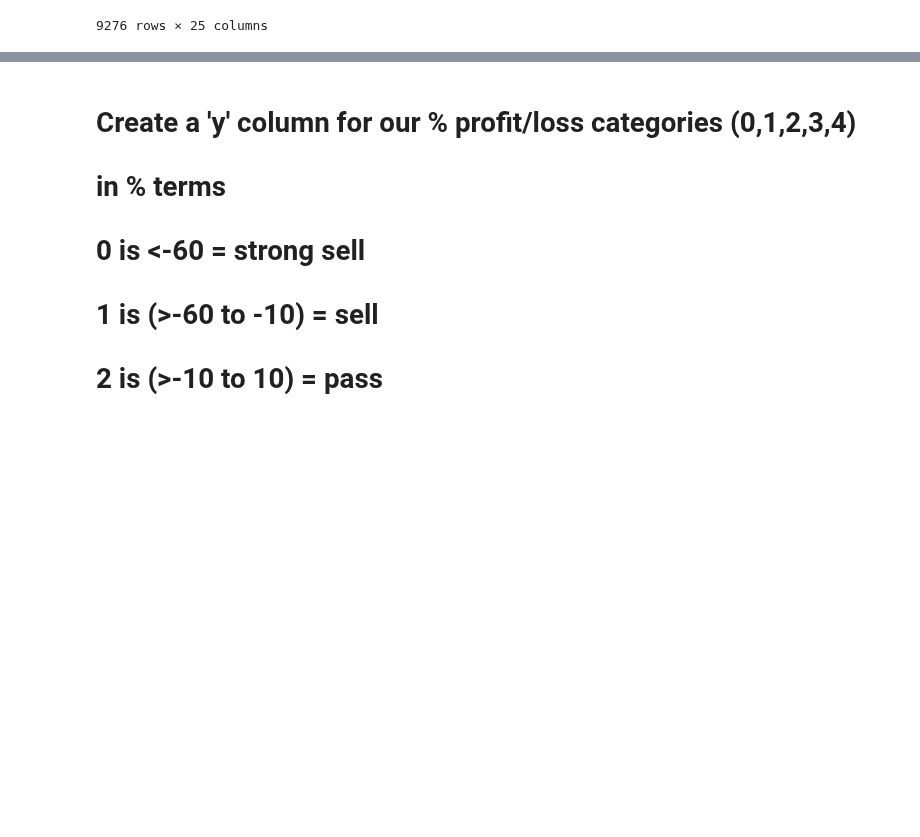
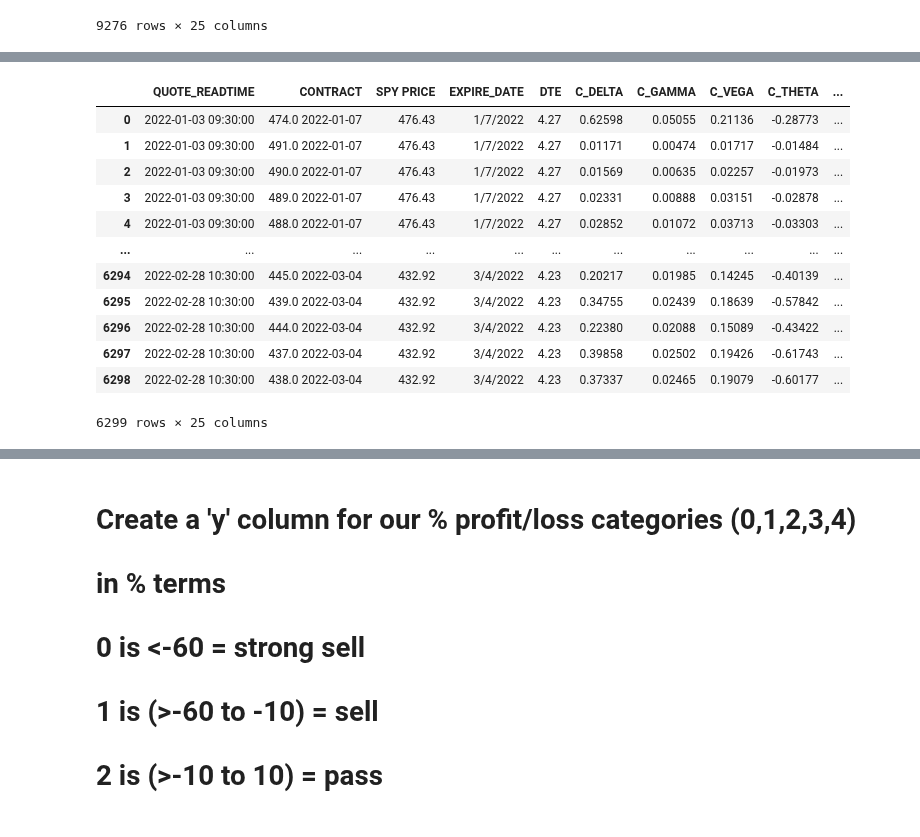
Before and after one commit to aarch23/OptYx, a Jupyter notebook: SpyRawDataV5.ipynb, the cells around one changed output, grey strips where cells are left out. Saved outputs shown, nothing was run; the diff lists cells and outputs as text; code cells hidden in the pictures; blank space fills up the shorter version.

```diff
--- a/SpyRawDataV5.ipynb
+++ b/SpyRawDataV5.ipynb
@@ -322,4 +483,18 @@ test.shape
 # %%
-train1 = df.iloc[:8899]
+train1 = df.iloc[:6299]
 train1
+# %% [output]
+|  | QUOTE_READTIME | CONTRACT | SPY PRICE | EXPIRE_DATE | DTE | C_DELTA | C_GAMMA | C_VEGA | C_THETA | ... |
+| 0 | 2022-01-03 09:30:00 | 474.0 2022-01-07 | 476.43 | 1/7/2022 | 4.27 | 0.62598 | 0.05055 | 0.21136 | -0.28773 | ... |
+| 1 | 2022-01-03 09:30:00 | 491.0 2022-01-07 | 476.43 | 1/7/2022 | 4.27 | 0.01171 | 0.00474 | 0.01717 | -0.01484 | ... |
+| 2 | 2022-01-03 09:30:00 | 490.0 2022-01-07 | 476.43 | 1/7/2022 | 4.27 | 0.01569 | 0.00635 | 0.02257 | -0.01973 | ... |
+| 3 | 2022-01-03 09:30:00 | 489.0 2022-01-07 | 476.43 | 1/7/2022 | 4.27 | 0.02331 | 0.00888 | 0.03151 | -0.02878 | ... |
+| 4 | 2022-01-03 09:30:00 | 488.0 2022-01-07 | 476.43 | 1/7/2022 | 4.27 | 0.02852 | 0.01072 | 0.03713 | -0.03303 | ... |
+| ... | ... | ... | ... | ... | ... | ... | ... | ... | ... | ... |
+| 6294 | 2022-02-28 10:30:00 | 445.0 2022-03-04 | 432.92 | 3/4/2022 | 4.23 | 0.20217 | 0.01985 | 0.14245 | -0.40139 | ... |
+| 6295 | 2022-02-28 10:30:00 | 439.0 2022-03-04 | 432.92 | 3/4/2022 | 4.23 | 0.34755 | 0.02439 | 0.18639 | -0.57842 | ... |
+| 6296 | 2022-02-28 10:30:00 | 444.0 2022-03-04 | 432.92 | 3/4/2022 | 4.23 | 0.22380 | 0.02088 | 0.15089 | -0.43422 | ... |
+| 6297 | 2022-02-28 10:30:00 | 437.0 2022-03-04 | 432.92 | 3/4/2022 | 4.23 | 0.39858 | 0.02502 | 0.19426 | -0.61743 | ... |
+| 6298 | 2022-02-28 10:30:00 | 438.0 2022-03-04 | 432.92 | 3/4/2022 | 4.23 | 0.37337 | 0.02465 | 0.19079 | -0.60177 | ... |
+6299 rows × 25 columns
 # %%
```
Also changed, not shown: parts of 25 cells of this notebook.
